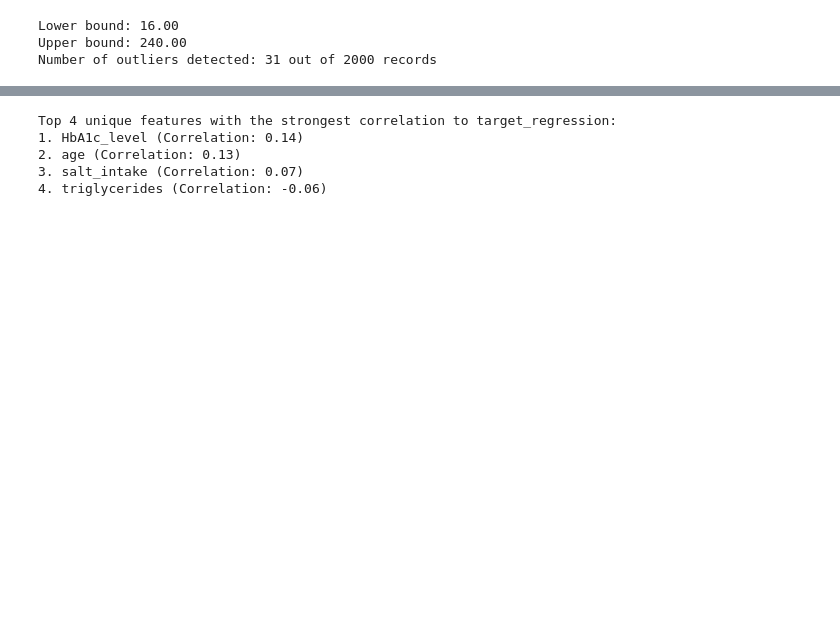
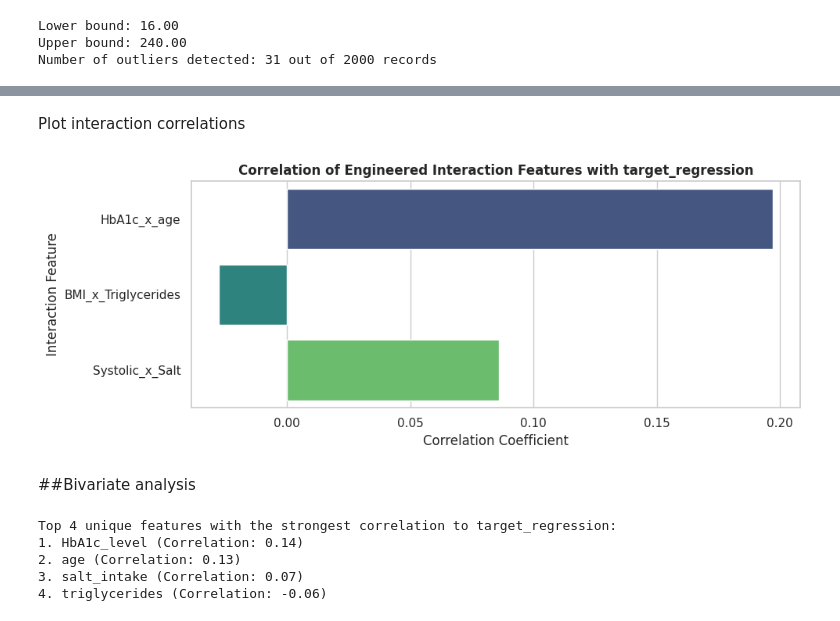
Before and after one commit to nwaryszak/APRAU, a Jupyter notebook: APRAU_Step1n.ipynb, the cells around one changed output, grey strips where cells are left out. Cells and saved outputs as stored; diff of their text form; code cells hidden in the pictures; blank space fills up the shorter version.

```diff
--- a/APRAU_Step1n.ipynb
+++ b/APRAU_Step1n.ipynb
@@ -167,0 +303,11 @@ Number of outliers detected: 31 out of 2000 records
+# %%
+# Generate domain-specific interaction features
+df_cleaned['HbA1c_x_age'] = df_cleaned['HbA1c_level'] * df_cleaned['age']
+df_cleaned['BMI_x_Triglycerides'] = df_cleaned['bmi'] * df_cleaned['triglycerides']
+df_cleaned['Systolic_x_Salt'] = df_cleaned['systolic_bp'] * df_cleaned['salt_intake']
+
+# Evaluate linear correlation of newly created interaction terms with target
+interaction_features = ['HbA1c_x_age', 'BMI_x_Triglycerides', 'Systolic_x_Salt']
+interaction_corr = df_cleaned[interaction_features + ['target_regression']].corr()['target_regression'].drop('target_regression')
+
+display(interaction_corr)
@@ -168,3 +320,17 @@ Number of outliers detected: 31 out of 2000 records
+# %% [markdown]
+Plot interaction correlations
+# %%
+plt.figure(figsize=(10, 4))
+sns.barplot(x=interaction_corr.values, y=interaction_corr.index, palette='viridis', hue=interaction_corr.index, legend=False)
+plt.title('Correlation of Engineered Interaction Features with target_regression', fontsize=12, fontweight='bold')
+plt.xlabel('Correlation Coefficient')
+plt.ylabel('Interaction Feature')
+plt.tight_layout()
+plt.show()
+# %% [output]
+[figure, added]
+# %% [markdown]
+##Bivariate analysis
 # %%
 numerical_df = df.select_dtypes(include=[np.number])
 exclude_cols = ['target_regression', 'target_class']
```
Also changed, not shown: parts of 38 cells of this notebook.
